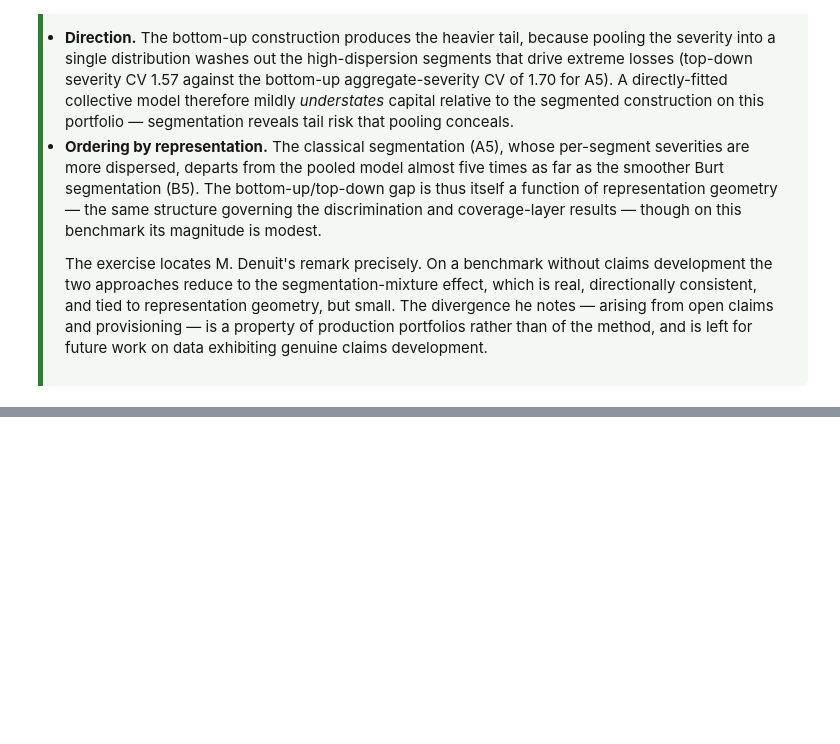
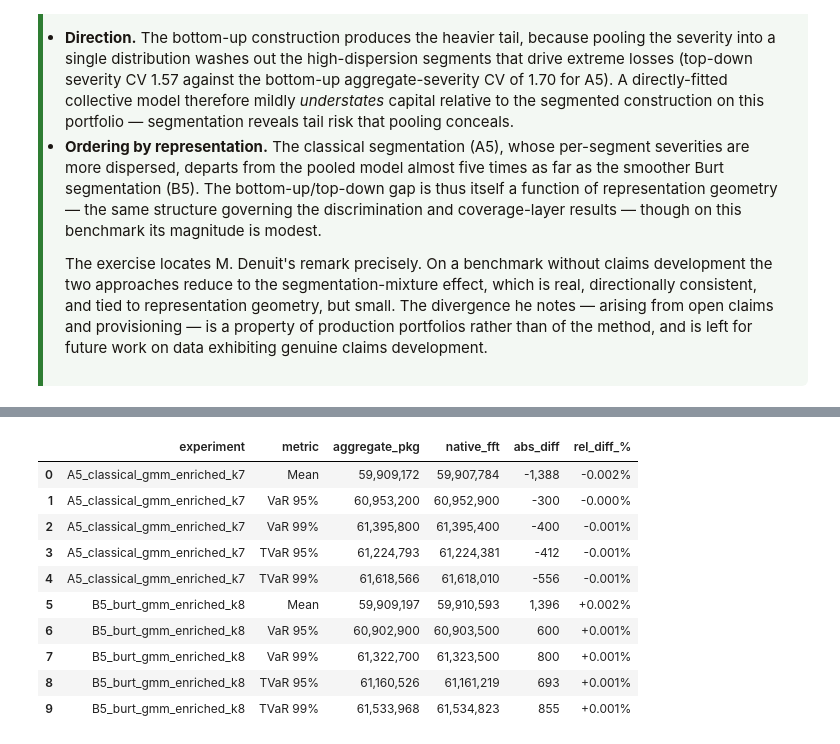
Before and after one commit to evrelegh/P-C, a Jupyter notebook: motor_burt_benchmark.ipynb, the cells around one changed output, grey strips where cells are left out. Saved outputs shown, nothing was run; the diff lists cells and outputs as text; code cells hidden in the pictures; blank space fills up the shorter version.

```diff
--- a/motor_burt_benchmark.ipynb
+++ b/motor_burt_benchmark.ipynb
@@ -6094,0 +6273,86 @@ data exhibiting genuine claims development.</p>
+# %%
+# ============================================================
+# Section: 14
+# Cell: 14.2
+# Title: Engine Validation — Native FFT reproduces the aggregate package (lognormal)
+# Version: 1.0.0
+# Date: 2026-07-30
+# Provides: fft_lognorm_metrics (A5, B5), _fft_val_table
+# Requires: 14.1 engine; prepare_aggregate_parameters, compute_empirical_cvs (Cell 7.1);
+#           BEST_DATA + aggregate_metrics (Cell 7.2); best_calib_data + aggregate_metrics_calib (Cell 7.3)
+# Description:
+# Before trusting any distribution swap, confirm the native FFT engine
+# reproduces the aggregate-package VaR/TVaR when fed the SAME lognormal
+# severity (per-segment mean + empirical CV). Any residual is pure engine /
+# discretisation error and bounds the precision of the Burr XII comparison.
+# ============================================================
+
+for _need in ["prepare_aggregate_parameters", "compute_empirical_cvs"]:
+    if _need not in globals():
+        raise RuntimeError(f"{_need} missing — run Cell 7.1 (aggregate helpers) first.")
+if "aggregate_metrics" not in globals():
+    raise RuntimeError("aggregate_metrics missing — run Cell 7.2 (A5 validation) first.")
+if "aggregate_metrics_calib" not in globals():
+    raise RuntimeError("aggregate_metrics_calib missing — run Cell 7.3 (B5 validation) first.")
+
+
+def _lognorm_seg_params(mean_sev, cv):
+    """scipy lognorm (s, loc, scale) matching a target mean and CV."""
+    sig = np.sqrt(np.log(cv ** 2 + 1.0))
+    scale = mean_sev / np.exp(0.5 * sig ** 2)
+    return (sig, 0.0, scale)
+
+
+def fft_lognormal_aggregate(df):
+    """Rebuild the lognormal compound-Poisson aggregate on the native FFT engine,
+    using the SAME per-segment expected claims, mean severity and empirical CVs
+    as the aggregate-package path (Cell 7.1). Returns (metrics, params)."""
+    emp_cvs = compute_empirical_cvs(df)
+    params = prepare_aggregate_parameters(df, segmentation_col="risk_cluster",
+                                          empirical_cvs=emp_cvs)
+    pmfs = [discretise_severity(st.lognorm, _lognorm_seg_params(m, cv))
+            for m, cv in zip(params["mean_sev"].values, params["cv"].values)]
+    fS = compound_poisson_fft(params["expected_claims"].values, pmfs)
+    return agg_fft_metrics(fS), params
+
+
+def _fft_val_table(name, agg_pkg, fft_own):
+    rows = []
+    for k, lbl in [("agg_mean", "Mean"), ("agg_var95", "VaR 95%"),
+                   ("agg_var99", "VaR 99%"), ("agg_tvar95", "TVaR 95%"),
+                   ("agg_tvar99", "TVaR 99%")]:
+        a, b = agg_pkg.get(k, float("nan")), fft_own[k]
+        rows.append({"experiment": name, "metric": lbl,
+                     "aggregate_pkg": a, "native_fft": b,
+                     "abs_diff": b - a, "rel_diff_%": (b - a) / a * 100})
+    return pd.DataFrame(rows)
+
+
+print("Validating native FFT against the aggregate package (lognormal severity)\n")
+
+fft_logn_A5, _params_A5 = fft_lognormal_aggregate(BEST_DATA)
+fft_logn_B5, _params_B5 = fft_lognormal_aggregate(best_calib_data)
+
+val_A5 = _fft_val_table(best_experiment, aggregate_metrics, fft_logn_A5)
+val_B5 = _fft_val_table(best_calib_name, aggregate_metrics_calib, fft_logn_B5)
+fft_validation = pd.concat([val_A5, val_B5], ignore_index=True)
+
+_fmt = fft_validation.copy()
+for c in ["aggregate_pkg", "native_fft", "abs_diff"]:
+    _fmt[c] = _fmt[c].map(lambda v: f"{v:,.0f}")
+_fmt["rel_diff_%"] = _fft = fft_validation["rel_diff_%"].map(lambda v: f"{v:+.3f}%")
+display(_fmt)
+
+print(f"\nGrid edge mass  A5 {fft_logn_A5['edge_mass']:.2e}   "
+      f"B5 {fft_logn_B5['edge_mass']:.2e}   (want ~0)")
+
+_worst = fft_validation["rel_diff_%"].abs().max()
+_TOL = 0.5  # percent
+if _worst <= _TOL:
+    print(f"\nPASS — native FFT matches the aggregate package to within "
+          f"{_worst:.3f}% (tol {_TOL:.1f}%). Engine trusted for the swap.")
+else:
+    print(f"\nWARN — max divergence {_worst:.3f}% exceeds {_TOL:.1f}%. "
+          f"Check grid (FFT_H, FFT_LOG2) or segment alignment before "
+          f"interpreting the Burr XII comparison.")
+# %% [output]
@@ -6094,0 +6360,11 @@ data exhibiting genuine claims development.</p>
+|  | experiment | metric | aggregate_pkg | native_fft | abs_diff | rel_diff_% |
+| 0 | A5_classical_gmm_enriched_k7 | Mean | 59,909,172 | 59,907,784 | -1,388 | -0.002% |
+| 1 | A5_classical_gmm_enriched_k7 | VaR 95% | 60,953,200 | 60,952,900 | -300 | -0.000% |
+| 2 | A5_classical_gmm_enriched_k7 | VaR 99% | 61,395,800 | 61,395,400 | -400 | -0.001% |
+| 3 | A5_classical_gmm_enriched_k7 | TVaR 95% | 61,224,793 | 61,224,381 | -412 | -0.001% |
+| 4 | A5_classical_gmm_enriched_k7 | TVaR 99% | 61,618,566 | 61,618,010 | -556 | -0.001% |
+| 5 | B5_burt_gmm_enriched_k8 | Mean | 59,909,197 | 59,910,593 | 1,396 | +0.002% |
+| 6 | B5_burt_gmm_enriched_k8 | VaR 95% | 60,902,900 | 60,903,500 | 600 | +0.001% |
+| 7 | B5_burt_gmm_enriched_k8 | VaR 99% | 61,322,700 | 61,323,500 | 800 | +0.001% |
+| 8 | B5_burt_gmm_enriched_k8 | TVaR 95% | 61,160,526 | 61,161,219 | 693 | +0.001% |
+| 9 | B5_burt_gmm_enriched_k8 | TVaR 99% | 61,533,968 | 61,534,823 | 855 | +0.001% |
```
Also changed, not shown: parts of 12 cells of this notebook, 1 other file.
